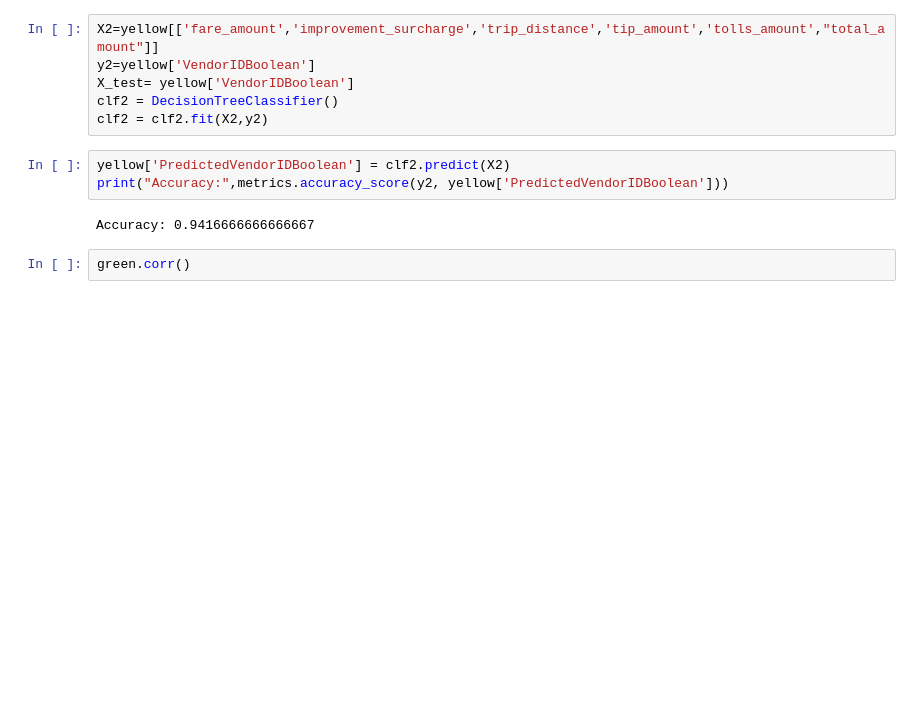
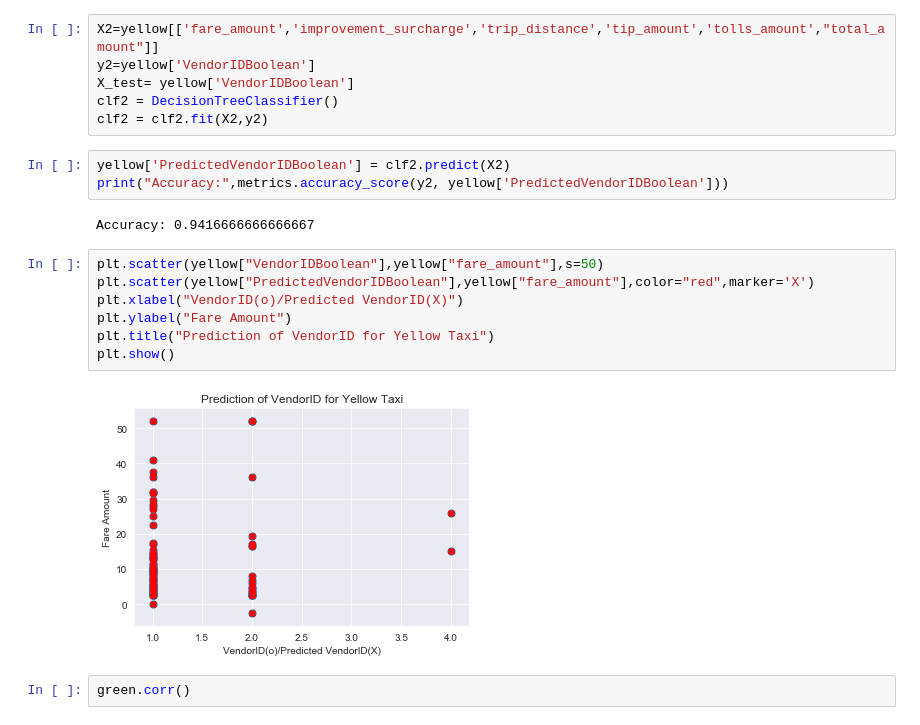
Before and after one commit to MSBX5420/Team-La-Plata-Peak, a Jupyter notebook: Creating S3 Bucket and Copying Data/Creating S3 Bucket and Copying Data-Machine_LearningPart1.ipynb, the cells around one changed output. Saved outputs shown, nothing was run; the diff lists cells and outputs as text; blank space fills up the shorter version.

```diff
--- a/Creating S3 Bucket and Copying Data/Creating S3 Bucket and Copying Data-Machine_LearningPart1.ipynb
+++ b/Creating S3 Bucket and Copying Data/Creating S3 Bucket and Copying Data-Machine_LearningPart1.ipynb
@@ -504,6 +513,15 @@ yellow['PredictedVendorIDBoolean'] = clf2.predict(X2)
 print("Accuracy:",metrics.accuracy_score(y2, yellow['PredictedVendorIDBoolean']))
 # %% [output]
 Accuracy: 0.9416666666666667
+# %%
+plt.scatter(yellow["VendorIDBoolean"],yellow["fare_amount"],s=50)
+plt.scatter(yellow["PredictedVendorIDBoolean"],yellow["fare_amount"],color="red",marker='X')
+plt.xlabel("VendorID(o)/Predicted VendorID(X)")
+plt.ylabel("Fare Amount")
+plt.title("Prediction of VendorID for Yellow Taxi")
+plt.show()
+# %% [output]
+[figure, added]
 # %%
 green.corr()
 # %% [output]
```
Also changed, not shown: parts of 5 cells of this notebook.
